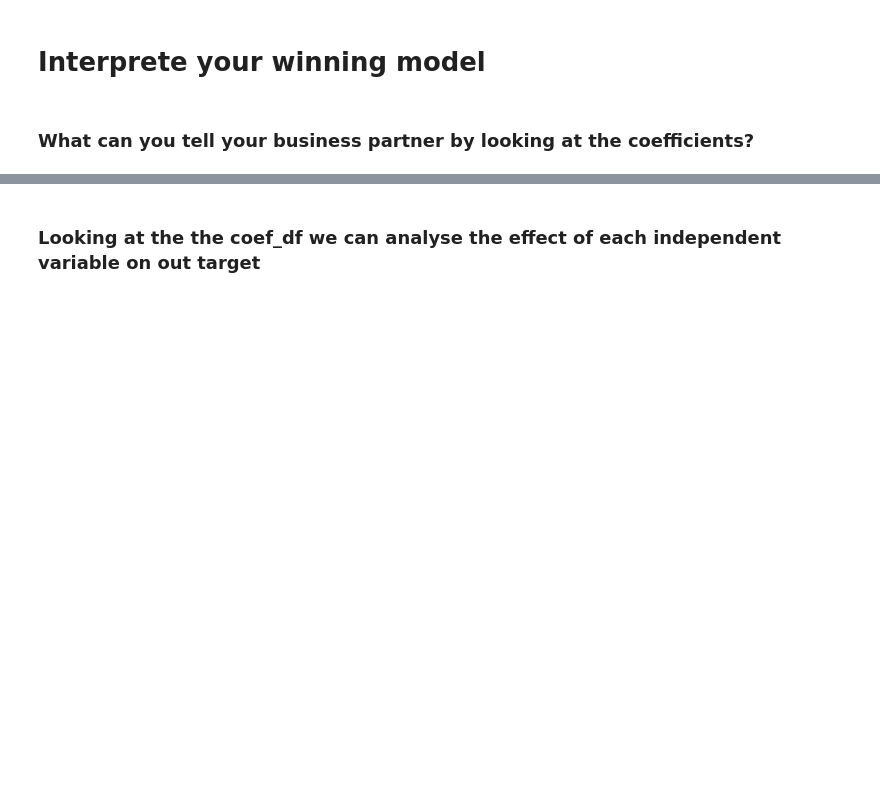
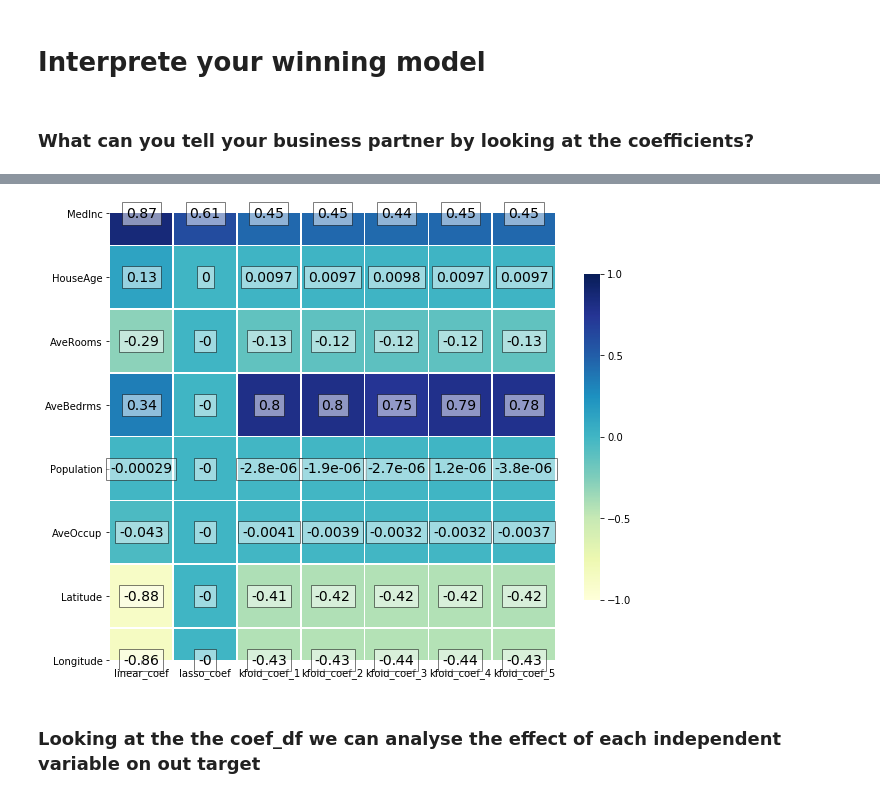
Before and after one commit to Ranykhalil/regression-metrics-daily-channel-dsc, a Jupyter notebook: data_science_process.ipynb, the cells around one changed output, grey strips where cells are left out. Drawn from its saved outputs; the diff is of its cells as text; code cells hidden in the pictures; blank space fills up the shorter version.

```diff
--- a/data_science_process.ipynb
+++ b/data_science_process.ipynb
@@ -384,3 +384,26 @@ coef_df
+# %%
+f, ax = plt.subplots(figsize=(10, 15))
+# mask = np.zeros_like(coef_df, dtype=np.bool)
+# mask[np.triu_indices_from(mask)]= True
+heatmap = sns.heatmap(coef_df,
+                      square = True,
+                      linewidths = .5,
+                      cmap = "YlGnBu",
+                      cbar_kws = {"shrink": .4,
+                                "ticks" : [-1, -.5, 0, 0.5, 1]},
+                      vmin = -1,
+                      vmax = 1,
+                      annot = True,
+                      annot_kws = {"size": 14, "color" : "black", "backgroundcolor": "white", "bbox": dict(facecolor='white', alpha=0.5)})
+
+#add the column names as labels
+# f.patch.set_facecolor('slategray')
+
+ax.set_yticklabels(coef_df.index, rotation = 0)
+ax.set_xticklabels(coef_df.columns)
+sns.set_style({'xtick.bottom': True}, {'ytick.left': True})
+# %% [output]
+[figure, added]
 # %% [markdown]
 ### Looking at the the coef_df we can analyse the effect of each independent variable on out target
 # %% [markdown]
```
Also changed, not shown: parts of 2 cells of this notebook.
